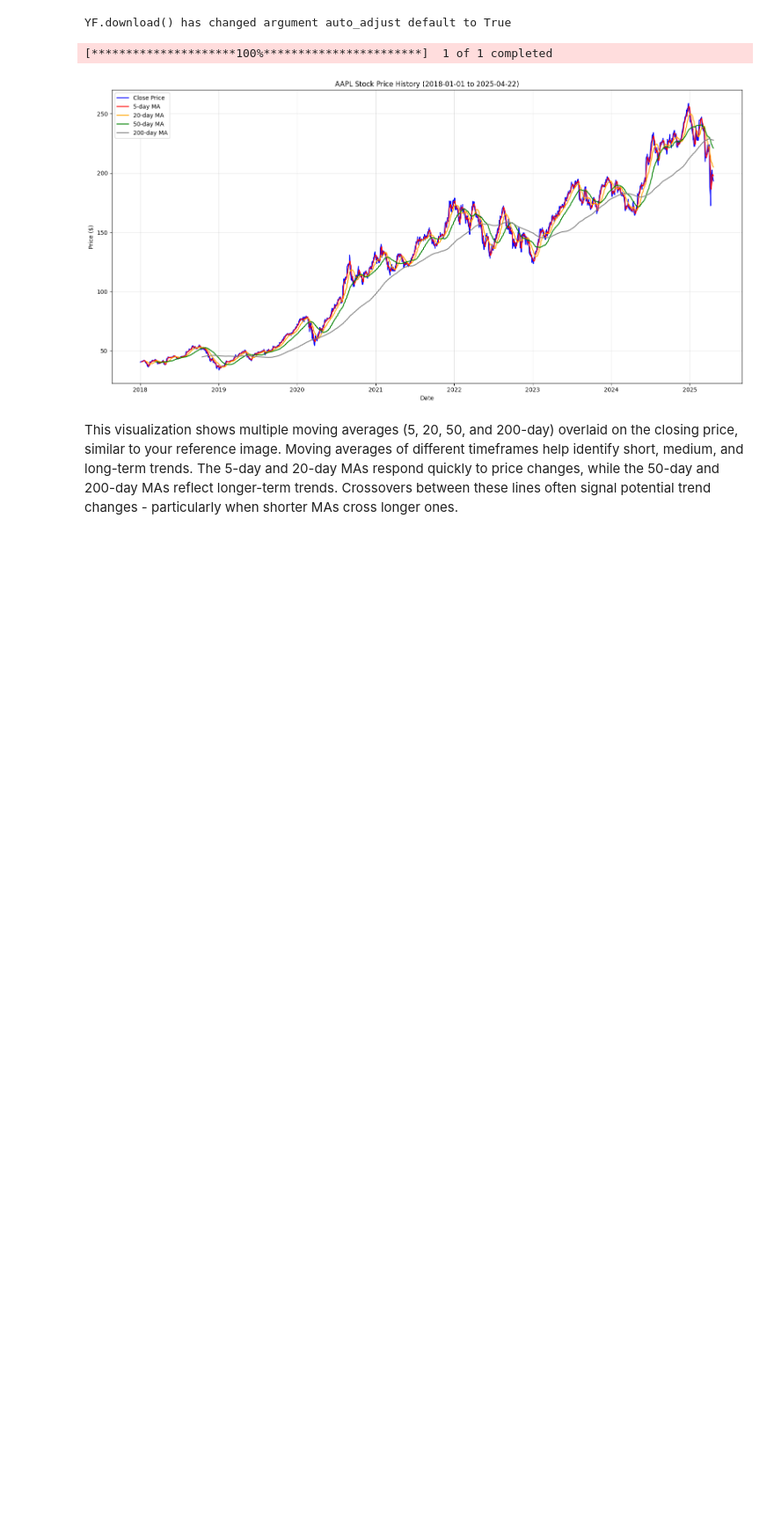
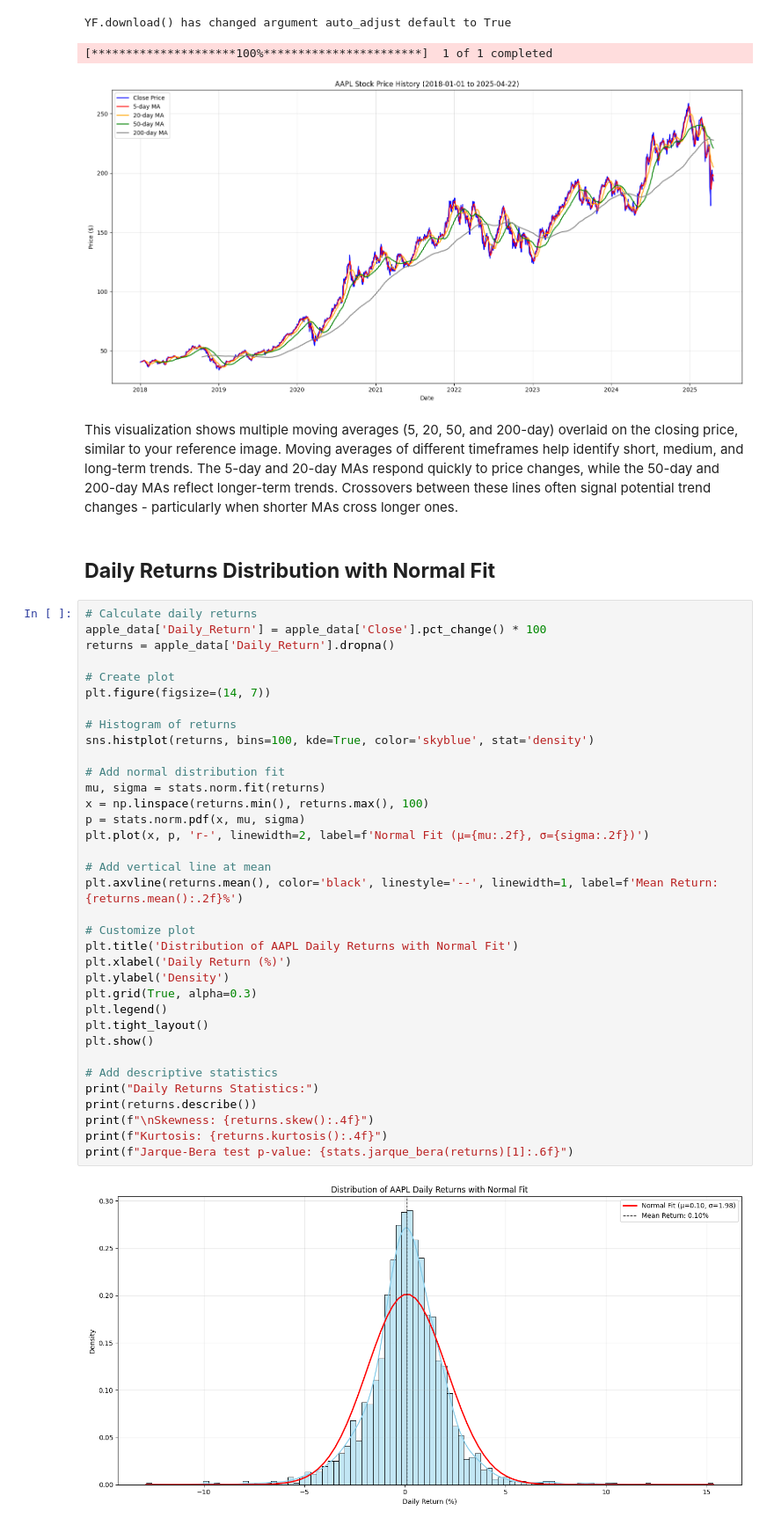
Before and after one commit to vishalgarg99/-IntegratingRegression-and-LSTM-Models-for-Accurate-Stock-Price-Prediction-Using-Yahoo-Finance-Data-, a Jupyter notebook: Data_exploratory.ipynb, the cells around one changed output. Shown: that part at 88% size. Drawn from its saved outputs; the diff is of its cells as text; blank space fills up the shorter version.

Commit message:
Added daily returns distribution with normal fit

```diff
--- a/Data_exploratory.ipynb
+++ b/Data_exploratory.ipynb
@@ -145,3 +145,42 @@ YF.download() has changed argument auto_adjust default to True
 [figure]
 # %% [markdown]
 This visualization shows multiple moving averages (5, 20, 50, and 200-day) overlaid on the closing price, similar to your reference image. Moving averages of different timeframes help identify short, medium, and long-term trends. The 5-day and 20-day MAs respond quickly to price changes, while the 50-day and 200-day MAs reflect longer-term trends. Crossovers between these lines often signal potential trend changes - particularly when shorter MAs cross longer ones.
+# %% [markdown]
+## **Daily Returns Distribution with Normal Fit**
+# %%
+# Calculate daily returns
+apple_data['Daily_Return'] = apple_data['Close'].pct_change() * 100
+returns = apple_data['Daily_Return'].dropna()
+
+# Create plot
+plt.figure(figsize=(14, 7))
+
+# Histogram of returns
+sns.histplot(returns, bins=100, kde=True, color='skyblue', stat='density')
+
+# Add normal distribution fit
+mu, sigma = stats.norm.fit(returns)
+x = np.linspace(returns.min(), returns.max(), 100)
+p = stats.norm.pdf(x, mu, sigma)
+plt.plot(x, p, 'r-', linewidth=2, label=f'Normal Fit (μ={mu:.2f}, σ={sigma:.2f})')
+
+# Add vertical line at mean
+plt.axvline(returns.mean(), color='black', linestyle='--', linewidth=1, label=f'Mean Return: {returns.mean():.2f}%')
+
+# Customize plot
+plt.title('Distribution of AAPL Daily Returns with Normal Fit')
+plt.xlabel('Daily Return (%)')
+plt.ylabel('Density')
+plt.grid(True, alpha=0.3)
+plt.legend()
+plt.tight_layout()
+plt.show()
+
+# Add descriptive statistics
+print("Daily Returns Statistics:")
+print(returns.describe())
+print(f"\nSkewness: {returns.skew():.4f}")
+print(f"Kurtosis: {returns.kurtosis():.4f}")
+print(f"Jarque-Bera test p-value: {stats.jarque_bera(returns)[1]:.6f}")
+# %% [output]
+[figure, added]
```
Also changed, not shown: parts of 2 cells of this notebook.
